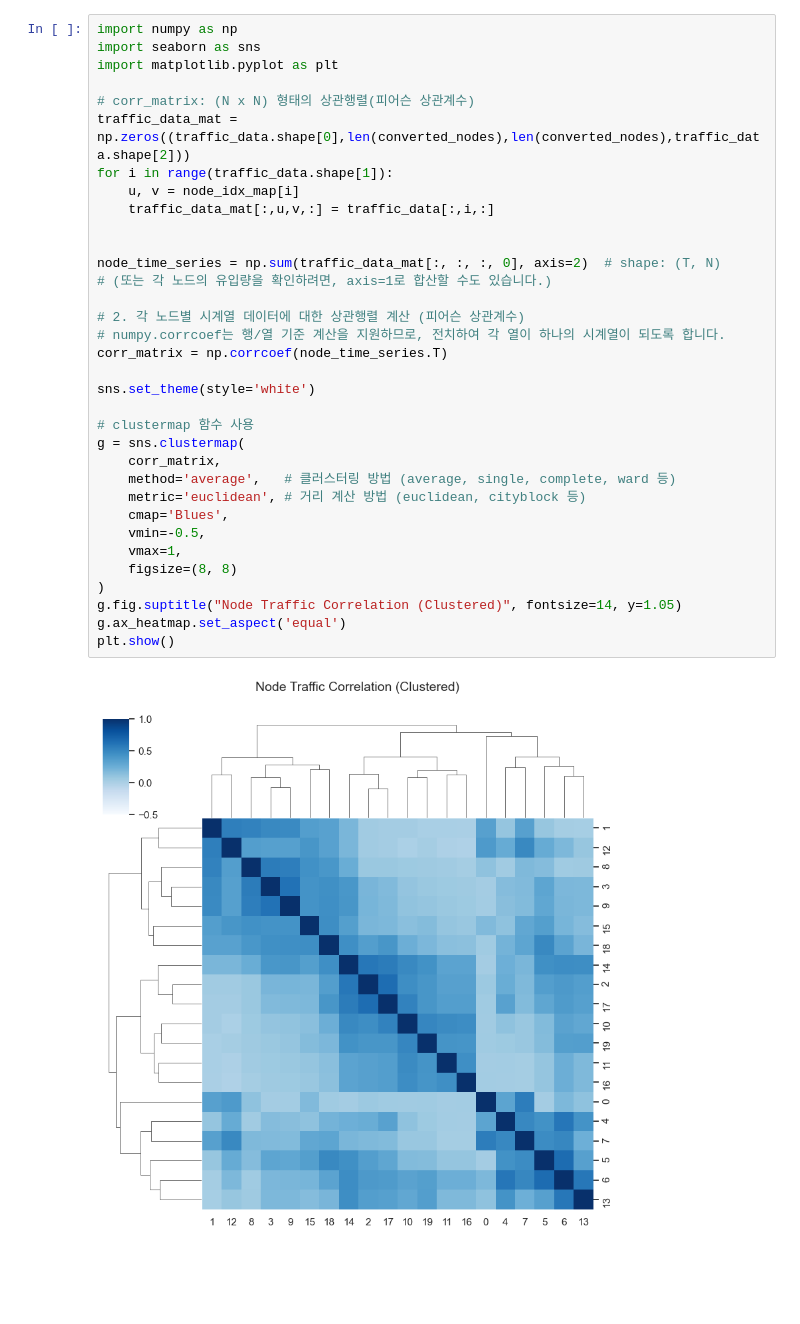
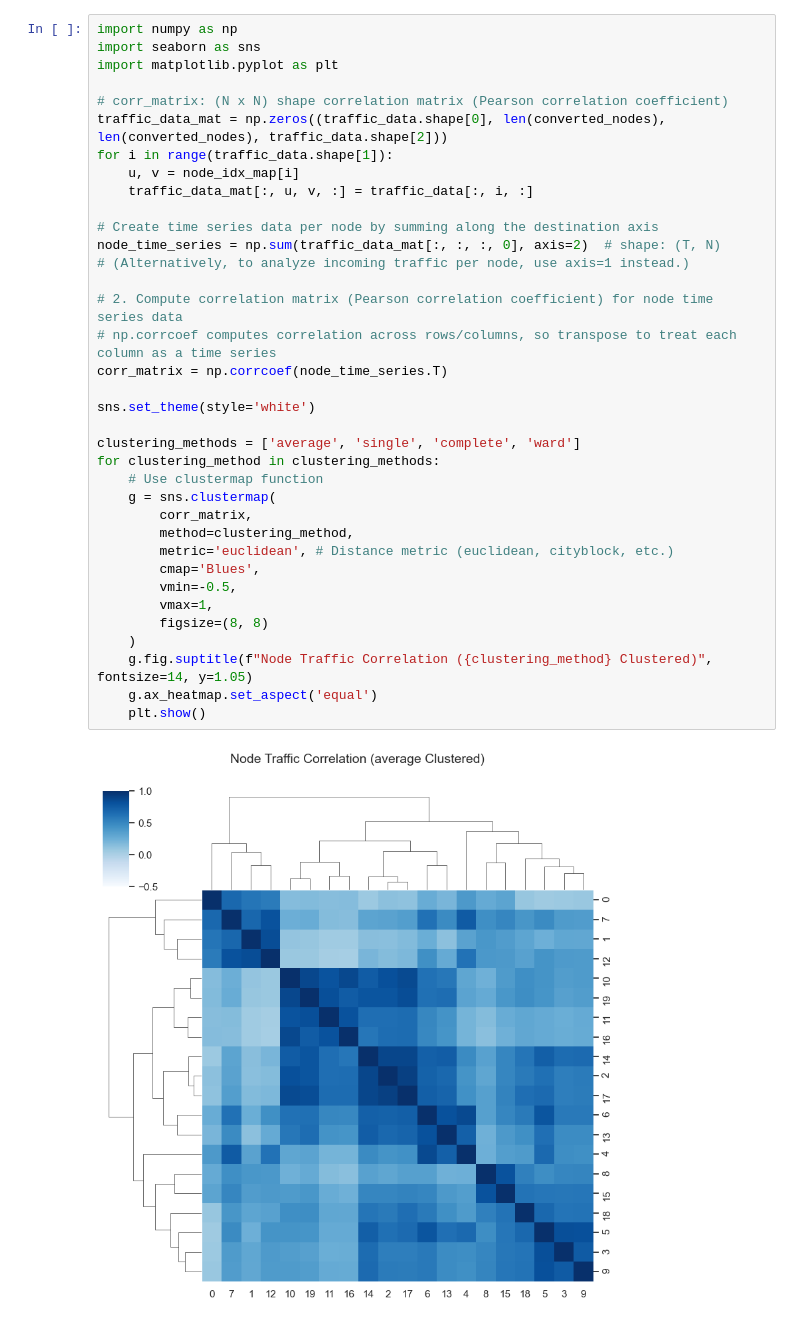
Before and after one commit to HiverXD/Project_08_Traffic_Congestion_Prediction, a Jupyter notebook: Project_08_Traffic_Congestion_Prediction/dataset_generation/03_data_analysis.ipynb, the cells around one changed output. Saved outputs shown, nothing was run; the diff lists cells and outputs as text; blank space fills up the shorter version.

```diff
--- a/Project_08_Traffic_Congestion_Prediction/dataset_generation/03_data_analysis.ipynb
+++ b/Project_08_Traffic_Congestion_Prediction/dataset_generation/03_data_analysis.ipynb
@@ -164,36 +162,38 @@ node_idx_map = {0: (0, 7), 1: (7, 0), 2: (1, 12), 3: (12, 1), 4: (2, 6), 5: (6,
 # %%
 import numpy as np
 import seaborn as sns
 import matplotlib.pyplot as plt
 
-# corr_matrix: (N x N) 형태의 상관행렬(피어슨 상관계수)
-traffic_data_mat = np.zeros((traffic_data.shape[0],len(converted_nodes),len(converted_nodes),traffic_data.shape[2]))
+# corr_matrix: (N x N) shape correlation matrix (Pearson correlation coefficient)
+traffic_data_mat = np.zeros((traffic_data.shape[0], len(converted_nodes), len(converted_nodes), traffic_data.shape[2]))
 for i in range(traffic_data.shape[1]):
     u, v = node_idx_map[i]
-    traffic_data_mat[:,u,v,:] = traffic_data[:,i,:]
+    traffic_data_mat[:, u, v, :] = traffic_data[:, i, :]
 
+# Create time series data per node by summing along the destination axis
+node_time_series = np.sum(traffic_data_mat[:, :, :, 0], axis=2)  # shape: (T, N)
+# (Alternatively, to analyze incoming traffic per node, use axis=1 instead.)
 
-node_time_series = np.sum(traffic_data_mat[:, :, :, 0], axis=2)  # shape: (T, N)
-# (또는 각 노드의 유입량을 확인하려면, axis=1로 합산할 수도 있습니다.)
-
-# 2. 각 노드별 시계열 데이터에 대한 상관행렬 계산 (피어슨 상관계수)
-# numpy.corrcoef는 행/열 기준 계산을 지원하므로, 전치하여 각 열이 하나의 시계열이 되도록 합니다.
+# 2. Compute correlation matrix (Pearson correlation coefficient) for node time series data
+# np.corrcoef computes correlation across rows/columns, so transpose to treat each column as a time series
 corr_matrix = np.corrcoef(node_time_series.T)
 
 sns.set_theme(style='white')
 
-# clustermap 함수 사용
-g = sns.clustermap(
-    corr_matrix,
-    method='average',   # 클러스터링 방법 (average, single, complete, ward 등)
-    metric='euclidean', # 거리 계산 방법 (euclidean, cityblock 등)
-    cmap='Blues',
-    vmin=-0.5,
-    vmax=1,
-    figsize=(8, 8)
-)
-g.fig.suptitle("Node Traffic Correlation (Clustered)", fontsize=14, y=1.05)
-g.ax_heatmap.set_aspect('equal')
-plt.show()
+clustering_methods = ['average', 'single', 'complete', 'ward']
+for clustering_method in clustering_methods:
+    # Use clustermap function
+    g = sns.clustermap(
+        corr_matrix,
+        method=clustering_method,
+        metric='euclidean', # Distance metric (euclidean, cityblock, etc.)
+        cmap='Blues',
+        vmin=-0.5,
+        vmax=1,
+        figsize=(8, 8)
+    )
+    g.fig.suptitle(f"Node Traffic Correlation ({clustering_method} Clustered)", fontsize=14, y=1.05)
+    g.ax_heatmap.set_aspect('equal')
+    plt.show()
 # %% [output]
-[figure, old version]
+[figure, new version]
```
Also changed, not shown: parts of 4 cells of this notebook, 6 other files.
